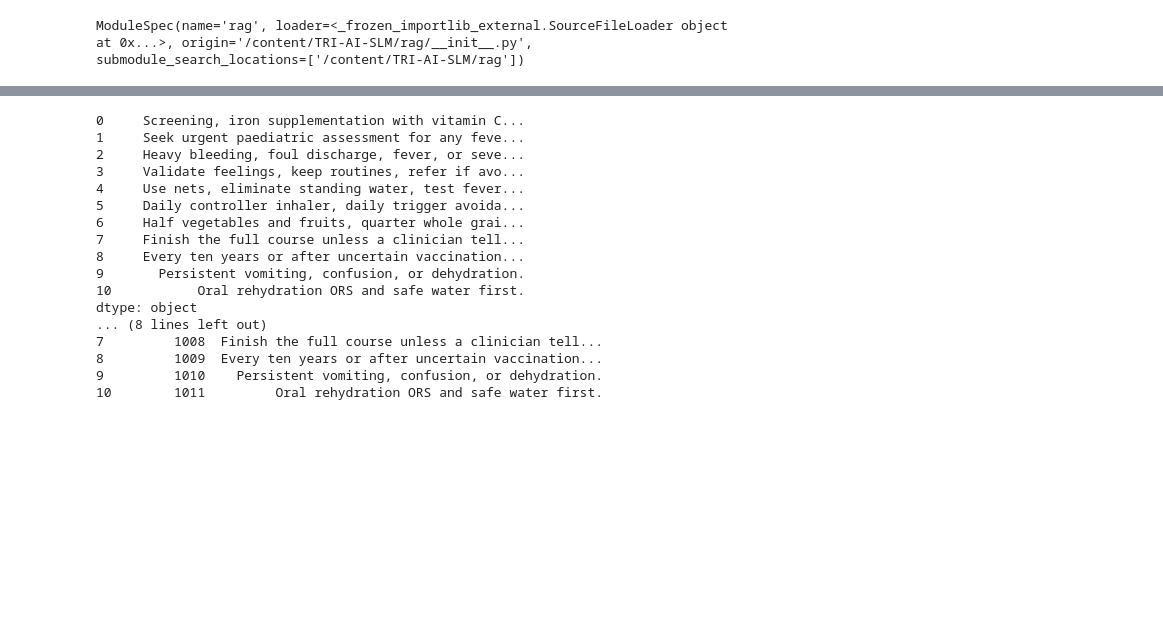
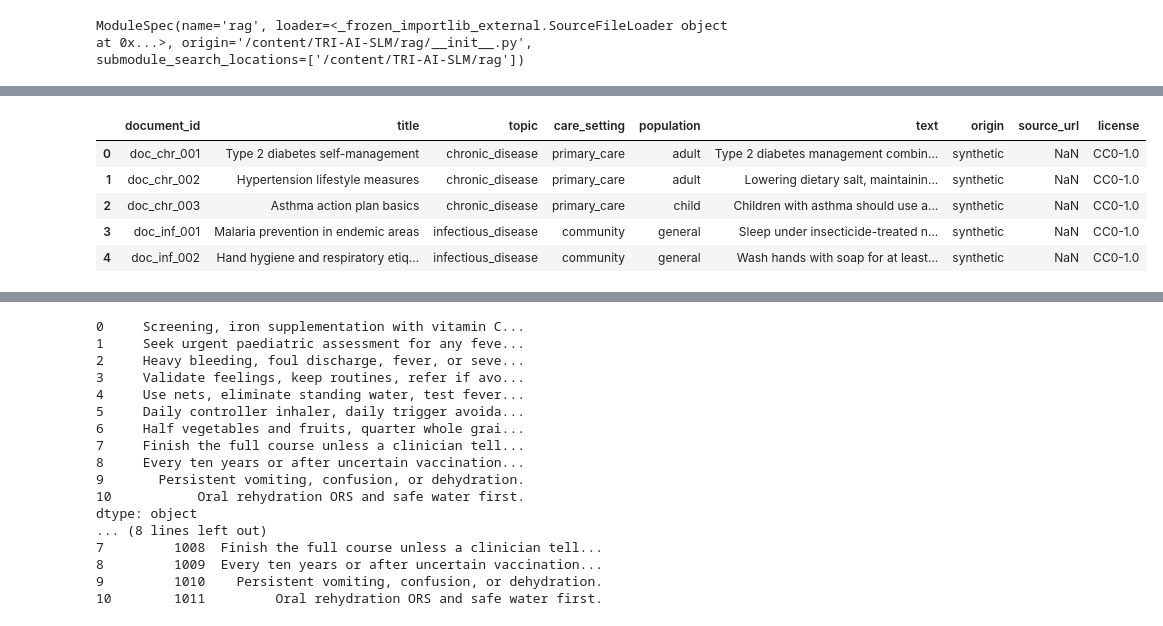
Before and after one commit to Constantine1824/C10-team-comoe, a Jupyter notebook: main.ipynb, the cells around one changed output, grey strips where cells are left out. Cells and saved outputs as stored; diff of their text form; code cells hidden in the pictures; blank space fills up the shorter version.

```diff
--- a/main.ipynb
+++ b/main.ipynb
@@ -55,0 +63,10 @@ model.safetensors: downloading bytes:           |  0.00B
+# %%
+doc = pd.read_csv('data/documents.csv')
+doc.head()
+# %% [output]
+|  | document_id | title | topic | care_setting | population | text | origin | source_url | license |
+| 0 | doc_chr_001 | Type 2 diabetes self-management | chronic_disease | primary_care | adult | Type 2 diabetes management combin... | synthetic | NaN | CC0-1.0 |
+| 1 | doc_chr_002 | Hypertension lifestyle measures | chronic_disease | primary_care | adult | Lowering dietary salt, maintainin... | synthetic | NaN | CC0-1.0 |
+| 2 | doc_chr_003 | Asthma action plan basics | chronic_disease | primary_care | child | Children with asthma should use a... | synthetic | NaN | CC0-1.0 |
+| 3 | doc_inf_001 | Malaria prevention in endemic areas | infectious_disease | community | general | Sleep under insecticide-treated n... | synthetic | NaN | CC0-1.0 |
+| 4 | doc_inf_002 | Hand hygiene and respiratory etiq... | infectious_disease | community | general | Wash hands with soap for at least... | synthetic | NaN | CC0-1.0 |
```
Also changed, not shown: parts of 13 cells of this notebook, 5 other files.
